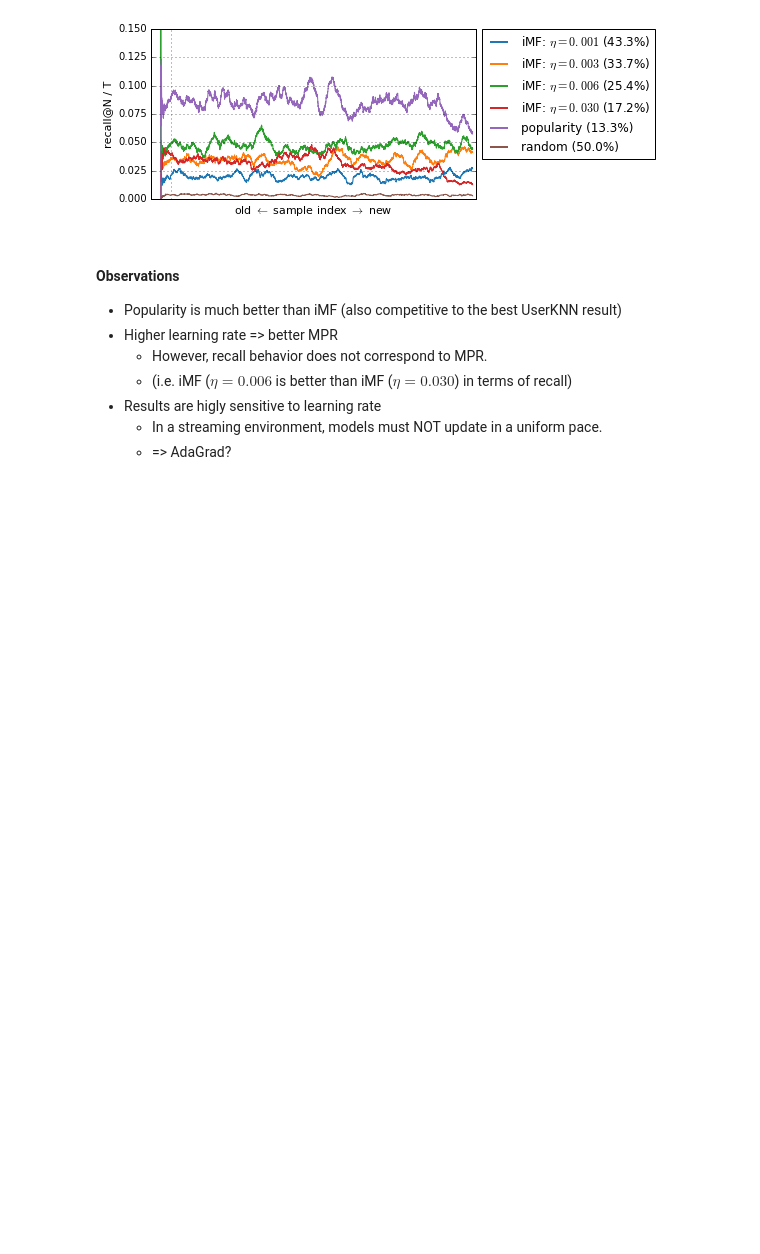
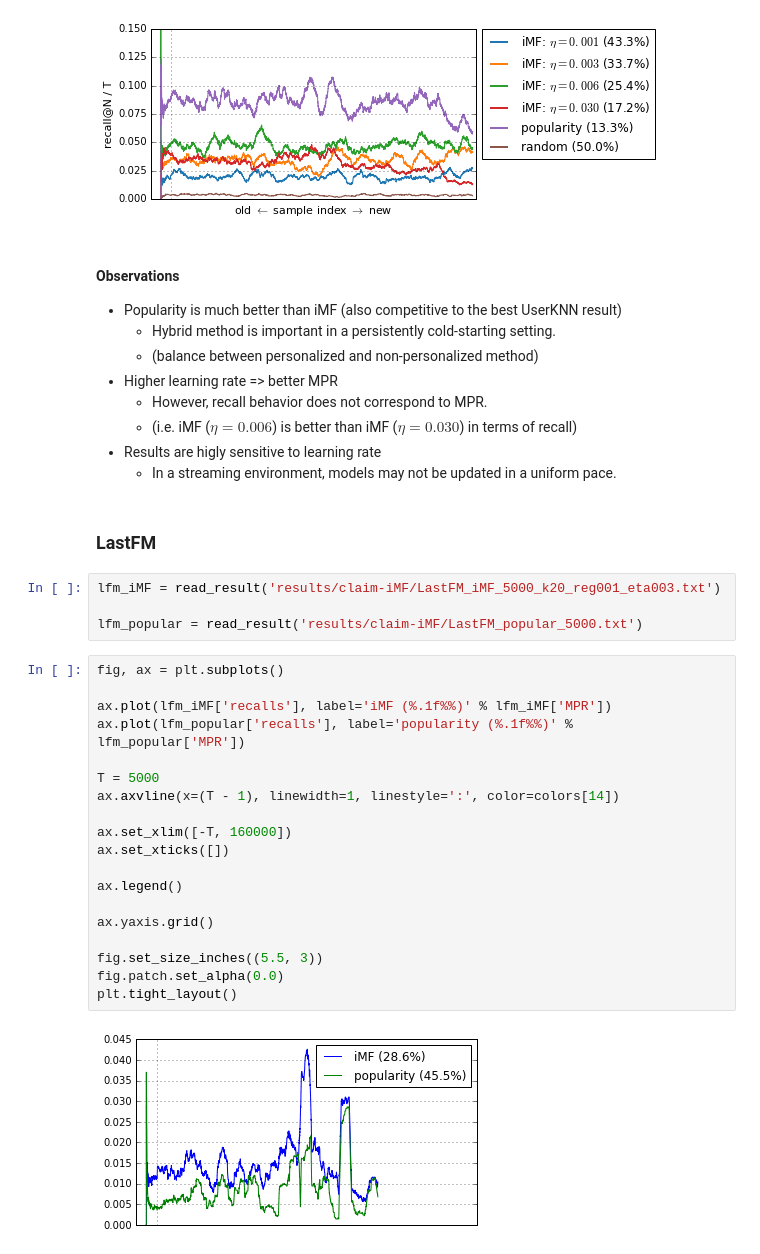
Before and after one commit to takuti/stream-recommender, a Jupyter notebook: claim-iMF.ipynb, the cells around one changed output. Drawn from its saved outputs; the diff is of its cells as text; blank space fills up the shorter version.

Commit message:
:notebook: first experiment on LastFM

```diff
--- a/claim-iMF.ipynb
+++ b/claim-iMF.ipynb
@@ -101,9 +101,37 @@ plt.tight_layout()
 #### Observations
 
 - Popularity is much better than iMF (also competitive to the best UserKNN result)
+    - Hybrid method is important in a persistently cold-starting setting.
+    - (balance between personalized and non-personalized method)
 - Higher learning rate => better MPR
     - However, recall behavior does not correspond to MPR.
-    - (i.e. iMF ($\eta=0.006$ is better than iMF ($\eta=0.030$) in terms of recall)
+    - (i.e. iMF ($\eta=0.006$) is better than iMF ($\eta=0.030$) in terms of recall)
 - Results are higly sensitive to learning rate
-    - In a streaming environment, models must NOT update in a uniform pace.
-    - => AdaGrad?
+    - In a streaming environment, models may not be updated in a uniform pace.
+# %% [markdown]
+### LastFM
+# %%
+lfm_iMF = read_result('results/claim-iMF/LastFM_iMF_5000_k20_reg001_eta003.txt')
+
+lfm_popular = read_result('results/claim-iMF/LastFM_popular_5000.txt')
+# %%
+fig, ax = plt.subplots()
+
+ax.plot(lfm_iMF['recalls'], label='iMF (%.1f%%)' % lfm_iMF['MPR'])
+ax.plot(lfm_popular['recalls'], label='popularity (%.1f%%)' % lfm_popular['MPR'])
+
+T = 5000
+ax.axvline(x=(T - 1), linewidth=1, linestyle=':', color=colors[14])
+
+ax.set_xlim([-T, 160000])
+ax.set_xticks([])
+
+ax.legend()
+
+ax.yaxis.grid()
+
+fig.set_size_inches((5.5, 3))
+fig.patch.set_alpha(0.0)
+plt.tight_layout()
+# %% [output]
+[figure, added]
```
Also changed, not shown: parts of 2 cells of this notebook.
